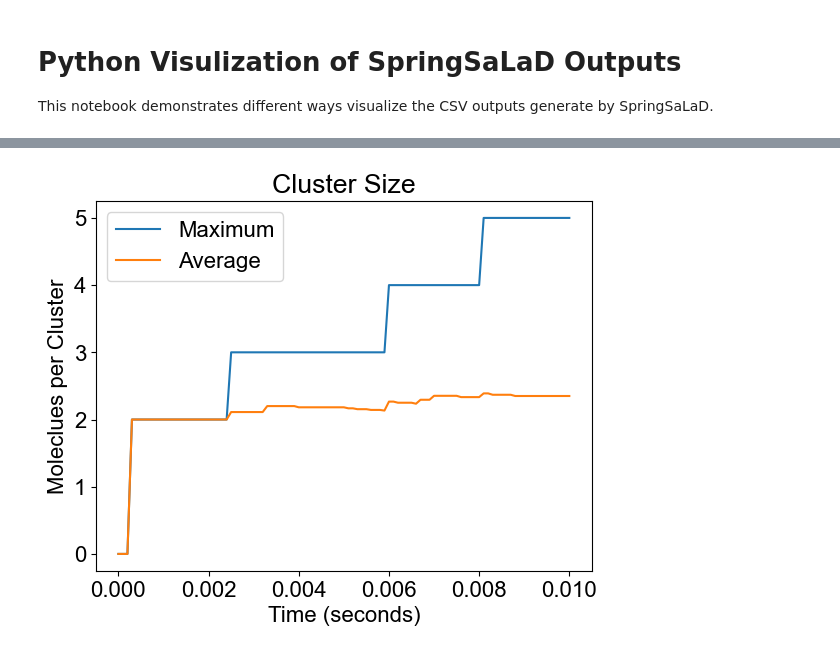
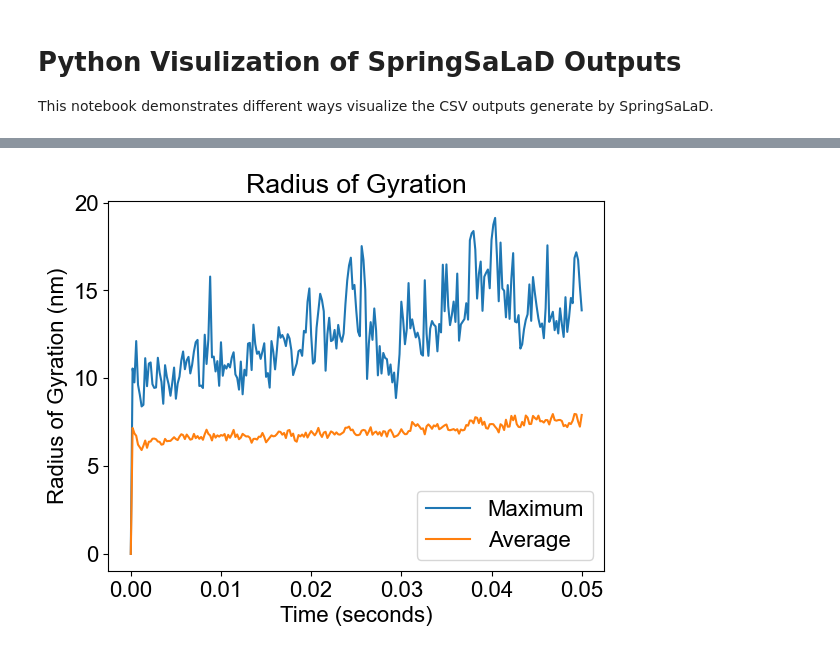
Before and after one commit to SpringSaLaDpy/SpringSaLaDpy_demo, a Jupyter notebook: Examples/Visualize/analysis.ipynb, the cells around one changed output, grey strips where cells are left out. Saved outputs shown, nothing was run; the diff lists cells and outputs as text; code cells hidden in the pictures.

```diff
--- a/Examples/Visualize/analysis.ipynb
+++ b/Examples/Visualize/analysis.ipynb
@@ -12,8 +12,8 @@ from saladpy.MolDraw.MolDraw_exec import display_molecules
 from saladpy.format_directory import format_directory
 # %%
 #Create the relative path to your desired SIMULATIONS or FOLDER directory
-#search_directory = os.path.join('..', '..', 'Examples', 'GUI_results', 'Nephrin-Nck-NWasp', 'Final_version_test_SIMULATIONS', 'Simulation0_SIM_SIMULATIONS')
-search_directory = os.path.join('..', 'Simulate', 'modified_input_FOLDER')
+search_directory = os.path.join('..', '..', 'Examples', 'GUI_results', 'Nephrin-Nck-NWasp', 'Final_version_test_SIMULATIONS', 'Simulation0_SIM_SIMULATIONS')
+#search_directory = os.path.join('..', 'Simulate', 'modified_input_FOLDER')
 
 #if the current path goes to a SIMULATIONS direcotry, convert it to the FOLDER directory one level down
 search_directory = format_directory(search_directory)
@@ -157,4 +188,4 @@ Spatial_Analysis.time_course(search_directory, data_selection='rg', indicies=[0,
 # %%
-Spatial_Analysis.time_course(search_directory, data_selection='cs', indicies=[0,1], size_threshold=1)
+Spatial_Analysis.time_course(search_directory, data_selection='rg', indicies=[0,1], size_threshold=1)
 # %% [output]
-[figure, old version]
+[figure, new version]
```
Also changed, not shown: parts of 25 cells of this notebook, 41 other files.
